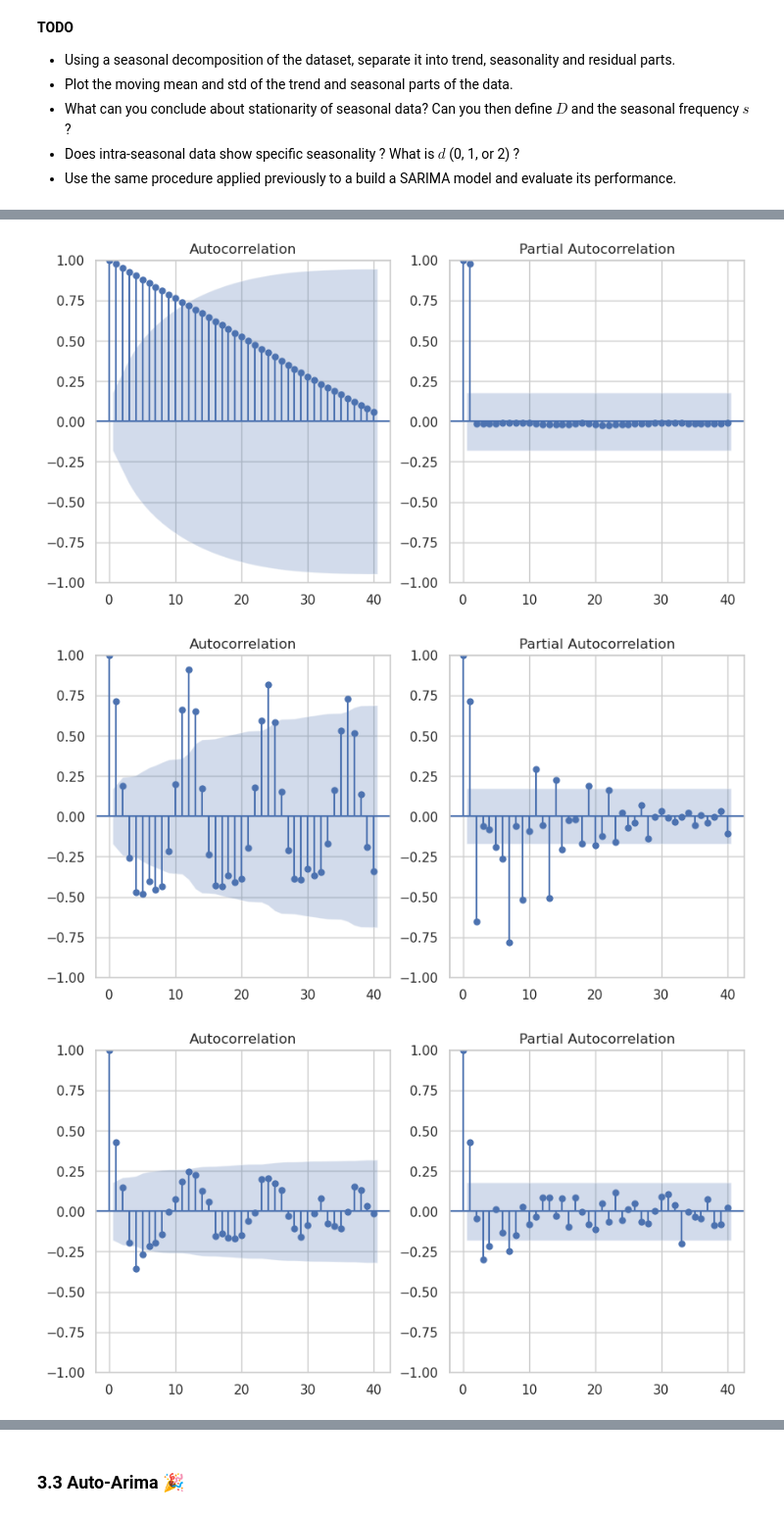
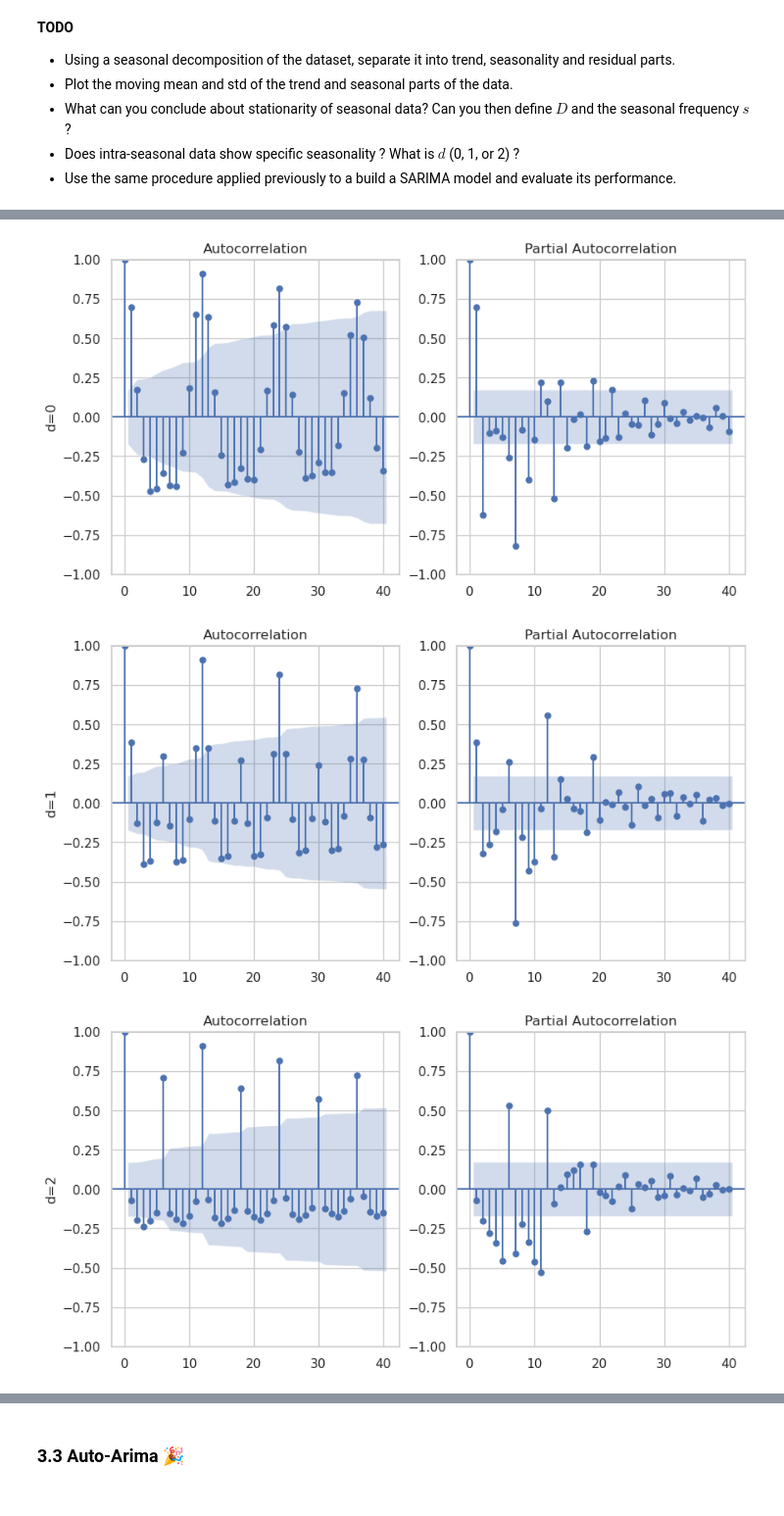
Before and after one commit to clarka34/12_machine_learning, a Jupyter notebook: ML6 - Time Series/notebooks/NB2_Time_Series_Forecasts.ipynb, the cells around one changed output, grey strips where cells are left out. Shown at 98% size. Saved outputs shown, nothing was run; the diff lists cells and outputs as text; code cells hidden in the pictures.

```diff
--- a/ML6 - Time Series/notebooks/NB2_Time_Series_Forecasts.ipynb
+++ b/ML6 - Time Series/notebooks/NB2_Time_Series_Forecasts.ipynb
@@ -559,7 +566,7 @@ def moving_std(x, n):
 # Decompose the data into a trend and seasonal part
 from statsmodels.tsa.seasonal import seasonal_decompose
 
-result = seasonal_decompose(train, model='multiplicative')
+result = seasonal_decompose(train_log, model='multiplicative')
 # %%
 trend = result.trend.dropna()
 season = result.seasonal.dropna()
@@ -584,0 +704,22 @@ plt.show()
+# %%
+# ACF & PACF plots
+from statsmodels.graphics.tsaplots import plot_acf, plot_pacf
+
+# Plot the ACF and PACF
+fig, ((ax1, ax2)) = plt.subplots(1, 2, figsize=(10,5))
+plot_acf(trend, lags=40, ax=ax1)
+ax1.set_ylabel('d=0')
+plot_pacf(trend, lags=40, ax=ax2)
+plt.show()
+
+fig, ((ax1, ax2)) = plt.subplots(1, 2, figsize=(10,5))
+plot_acf(trend.diff().dropna(), lags=40, ax=ax1)
+ax1.set_ylabel('d=1')
+plot_pacf(trend.diff().dropna(), lags=40, ax=ax2)
+plt.show()
+
+fig, ((ax1, ax2)) = plt.subplots(1, 2, figsize=(10,5))
+plot_acf(trend.diff().diff().dropna(), lags=40, ax=ax1)
+ax1.set_ylabel('d=2')
+plot_pacf(trend.diff().diff().dropna(), lags=40, ax=ax2)
+plt.show()
@@ -585,26 +818,26 @@ plt.show()
 # %%
-# ACF & PACF plots
-from statsmodels.graphics.tsaplots import plot_acf, plot_pacf
-
 # Plot the ACF and PACF
 fig, ((ax1, ax2)) = plt.subplots(1, 2, figsize=(10,5))
-plot_acf(trend, lags=40, ax=ax1)
-plot_pacf(trend, lags=40, ax=ax2)
-plt.show()
-
-fig, ((ax1, ax2)) = plt.subplots(1, 2, figsize=(10,5))
 plot_acf(season, lags=40, ax=ax1)
+ax1.set_ylabel('d=0')
 plot_pacf(season, lags=40, ax=ax2)
 plt.show()
 
 fig, ((ax1, ax2)) = plt.subplots(1, 2, figsize=(10,5))
-plot_acf(resid, lags=40, ax=ax1)
-plot_pacf(resid, lags=40, ax=ax2)
+plot_acf(season.diff().dropna(), lags=40, ax=ax1)
+ax1.set_ylabel('d=1')
+plot_pacf(season.diff().dropna(), lags=40, ax=ax2)
 plt.show()
+
+fig, ((ax1, ax2)) = plt.subplots(1, 2, figsize=(10,5))
+plot_acf(season.diff().diff().dropna(), lags=40, ax=ax1)
+ax1.set_ylabel('d=2')
+plot_pacf(season.diff().diff().dropna(), lags=40, ax=ax2)
+plt.show()
 # %% [output]
-[figure, old version]
+[figure, new version]
-[figure, old version]
+[figure, new version]
-[figure, old version]
+[figure, new version]
 # %%
 # Fit the SARIMA model
 fh = ForecastingHorizon(test.index)
```
Also changed, not shown: parts of 53 cells of this notebook.
